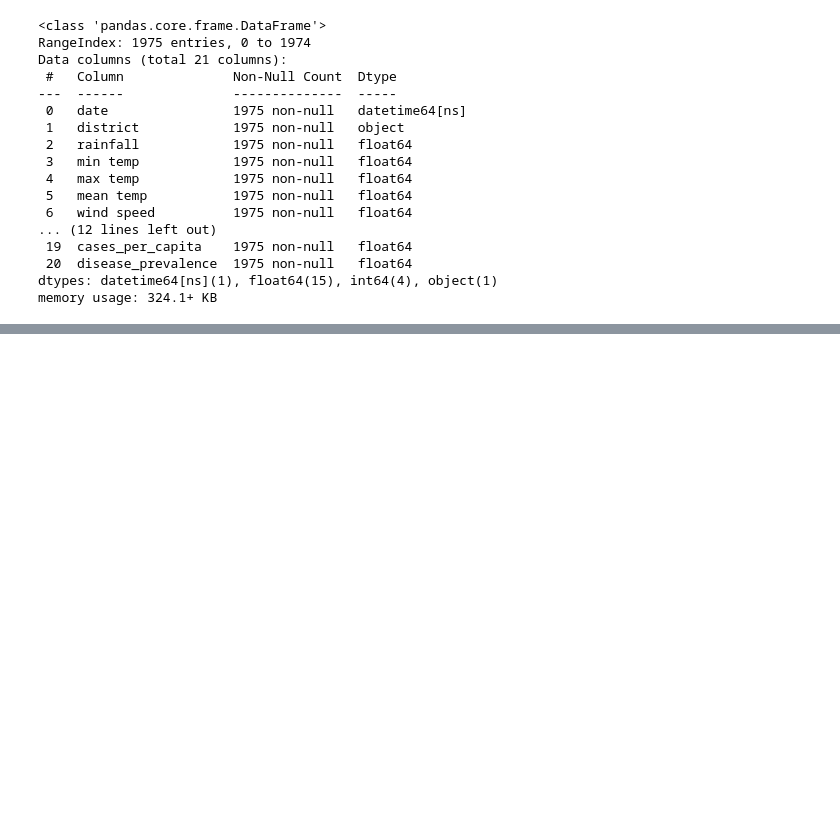
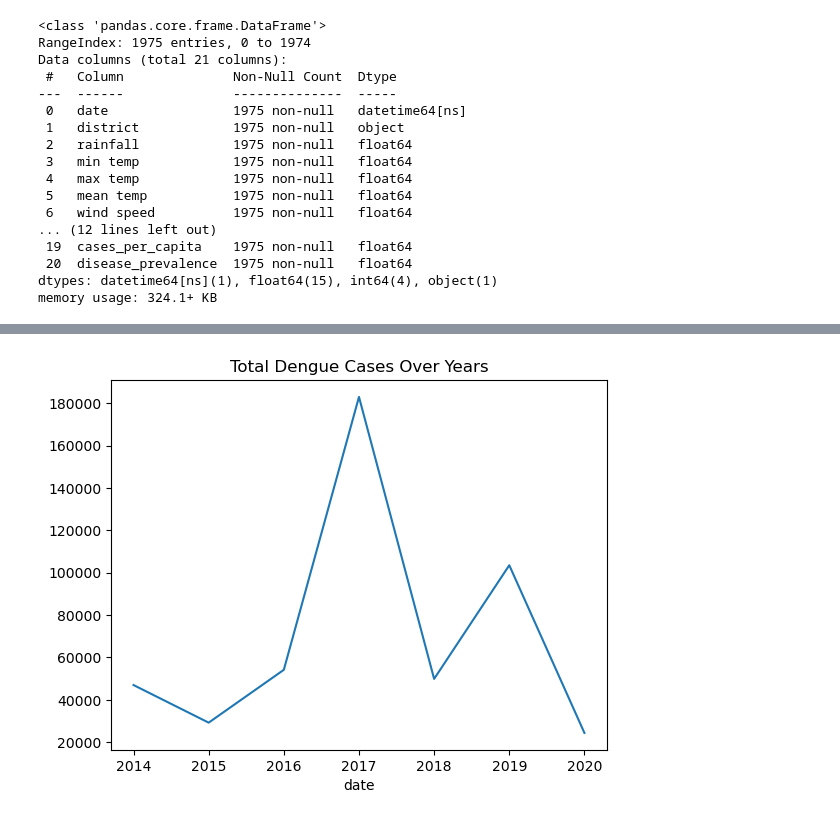
Before and after one commit to LlakmalGamage/Dengue-Forecasting-Sri-Lanka, a Jupyter notebook: notebooks/data_analysis.ipynb, the cells around one changed output, grey strips where cells are left out. Cells and saved outputs as stored; diff of their text form; code cells hidden in the pictures; blank space fills up the shorter version.

```diff
--- a/notebooks/data_analysis.ipynb
+++ b/notebooks/data_analysis.ipynb
@@ -72,3 +80,10 @@ df.describe()
 | 75% | 2018-12-31 00:00:00 | 250.447699 | 25.780480 | 31.706144 | 28.162619 | 4.182046 | 24.119002 | 100635.101197 | ... |
 | max | 2020-07-31 00:00:00 | 1161.690492 | 28.922537 | 36.089503 | 30.880208 | 9.230343 | 26.059354 | 101393.173610 | ... |
 | std | NaN | 163.136663 | 2.202138 | 2.127804 | 1.842274 | 1.706197 | 1.588094 | 2204.729184 | ... |
+# %%
+df['date'] = pd.to_datetime(df['date'])
+df.groupby(df['date'].dt.year)['dengue_cases'].sum().plot(kind='line')
+plt.title('Total Dengue Cases Over Years')
+plt.show()
+# %% [output]
+[figure, added]
```
Also changed, not shown: parts of 26 cells of this notebook.
